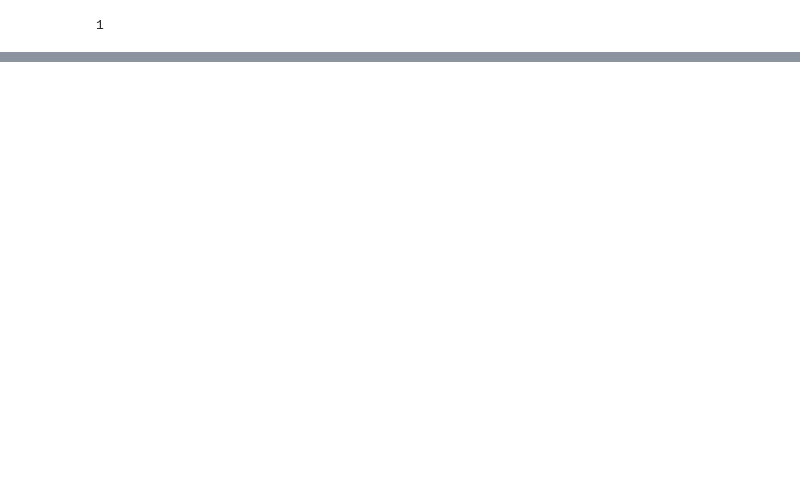
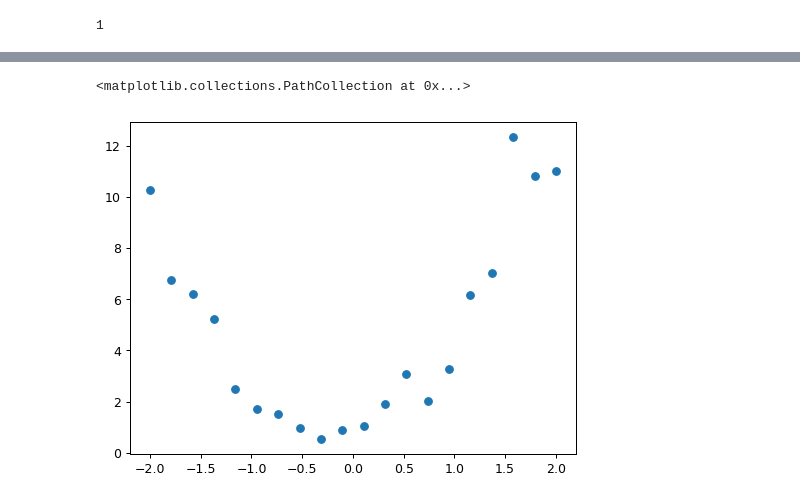
Before and after one commit to jobinwilson/neuralnet_intuition, a Jupyter notebook: universal_function_aproximator.ipynb, the cells around one changed output, grey strips where cells are left out. Saved outputs shown, nothing was run; the diff lists cells and outputs as text; code cells hidden in the pictures; blank space fills up the shorter version.

```diff
--- a/universal_function_aproximator.ipynb
+++ b/universal_function_aproximator.ipynb
@@ -41,0 +49,22 @@ plot_function(f2,title="$-3x^2-2x-1$")
+# %%
+## define a function to generate zero-centric gaussian noise as an array ##
+## size of an array to be same as that of the input array passed ##
+import numpy as np
+def add_noise(x, scale):
+    return np.random.normal(scale=scale,size=x.shape)
+
+## define a function which adds multiplicative and additive noise to a set of random variables in array x ##
+
+def add_multiplicative_additive_noise(x, mult, add):
+    return x*(1.0+add_noise(x, mult)) + add_noise(x,add)
+# %%
+## generate sample data corresponding to function f1 and add some noise to it to simulate a real-world learning problem ##
+np.random.seed(42)
+x = torch.linspace(-2,2, steps=20)[:,None] ## return a 20x1 Tensor
+y = add_multiplicative_additive_noise(f1(x), 0.25, 0.1)
+# %%
+## plot the data to verify that it is a noisy quadratic ##
+plt.scatter(x,y)
+# %% [output]
+<matplotlib.collections.PathCollection at 0x...>
+[figure, added]
```
Also changed, not shown: parts of 16 cells of this notebook.
